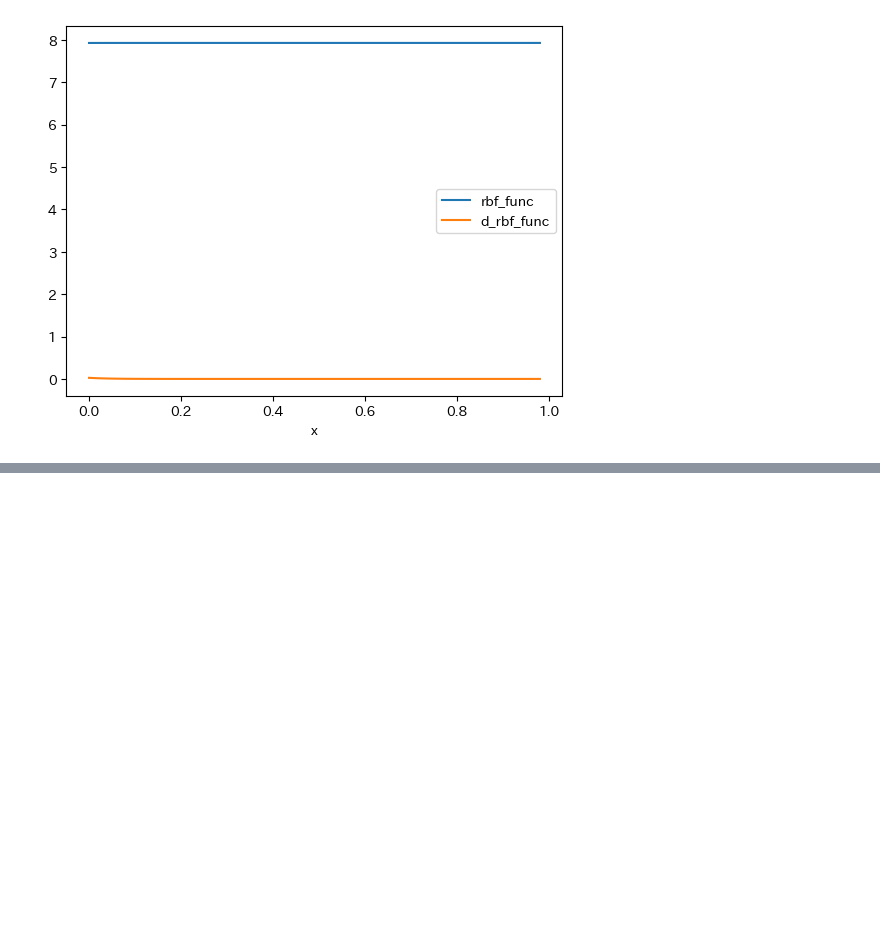
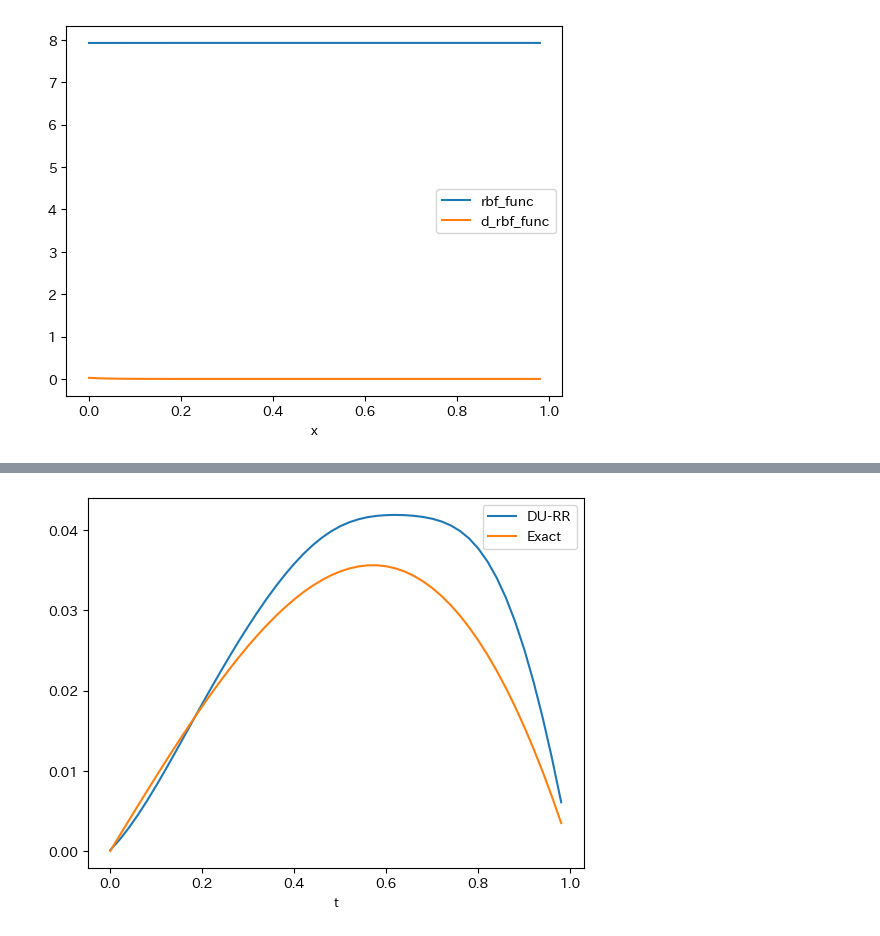
Before and after one commit to gomi-kuzu/model_base_deep, a Jupyter notebook: work/TranslateToPy/Chapter_6/DU-RR_py.ipynb, the cells around one changed output, grey strips where cells are left out. Drawn from its saved outputs; the diff is of its cells as text; code cells hidden in the pictures; blank space fills up the shorter version.

```diff
--- a/work/TranslateToPy/Chapter_6/DU-RR_py.ipynb
+++ b/work/TranslateToPy/Chapter_6/DU-RR_py.ipynb
@@ -46,3 +46,33 @@ df["d_rbf_func"] = [float(d_rbf_func(x, theta)) for x in xs]
 df.plot("x", ["rbf_func","d_rbf_func"]);
 # %% [output]
 [figure]
+# %%
+def Integrate(T, N, Lambda, theta):
+    dt = T/N
+    s = 0.
+    for i in range(N):
+        y = rbf_func(i*dt, theta)
+        y_d = d_rbf_func(i*dt, theta)
+        F = -(y**2 - y_d**2 + y*i*dt)
+        s += F*dt
+    s += Lambda*(rbf_func(0, theta) - 0.)**2 + Lambda*(rbf_func(1, theta) - 0.)**2
+    return s
+# %%
+adam_lr = 1.
+opt_init, opt_update, get_params = optimizers.adam(adam_lr)
+
+@partial(jax.jit, static_argnums=1)
+def step(T, N, theta, step_num, opt_state):
+    value, grads = jax.value_and_grad(Integrate, argnums=-1)(T, N, Lambda, get_params(opt_state))
+    new_opt_state = opt_update(step_num, grads, opt_state)
+    return value, new_opt_state
+
+def train(T, N, theta):
+    opt_state = opt_init(theta)
+    for itr in trange(train_itr, leave=False):
+        value, opt_state = step(T, N, Lambda, itr, opt_state)
+        print("\r"+"\rloss:{}".format(value), end=" ")
+    return get_params(opt_state)
+# %%
+theta_init = jnp.ones(50)
+theta_trained = train(T, N, theta_init)
@@ -48,0 +81,10 @@ df.plot("x", ["rbf_func","d_rbf_func"]);
+# %%
+ts = jnp.arange(0,1,1/50)
+df2 = pd.DataFrame()
+df2["t"] = ts
+df2["DU-RR"] = [float(rbf_func(t, theta_trained)) for t in ts]
+df2["Exact"] = [float(jnp.sin(t)/(2*jnp.sin(1.)) - t/2) for t in ts]
+# %%
+df2.plot("t", df2.columns[1:]);
+# %% [output]
+[figure, added]
```
Also changed, not shown: parts of 3 cells of this notebook.
